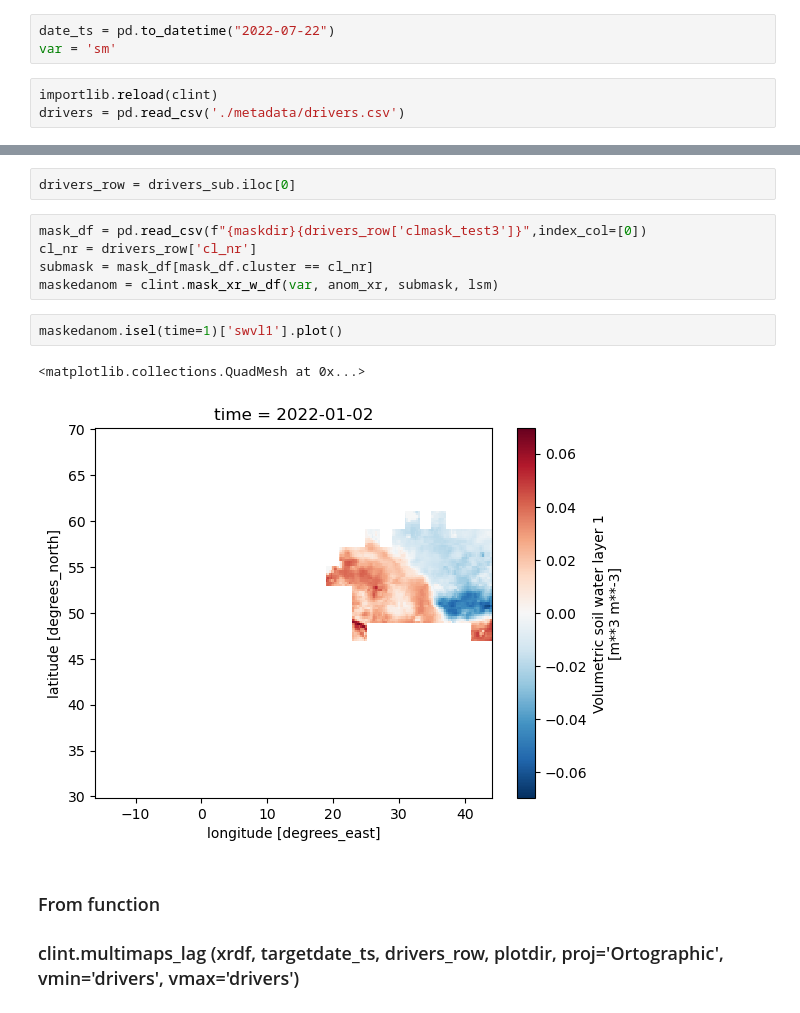
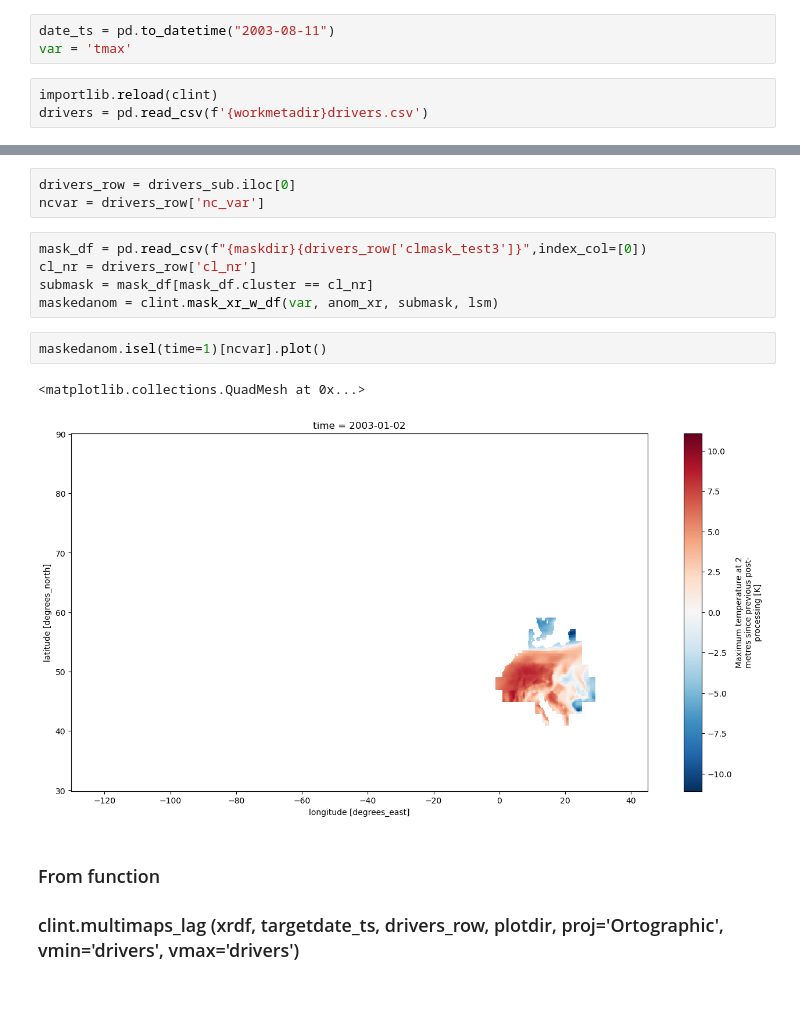
Before and after one commit to AntoSq/CLINT_WP5, a Jupyter notebook: CLINT033_DEB_soilmoisture_one_colour.ipynb, the cells around one changed output, grey strips where cells are left out. Drawn from its saved outputs; the diff is of its cells as text.

```diff
--- a/CLINT033_DEB_soilmoisture_one_colour.ipynb
+++ b/CLINT033_DEB_soilmoisture_one_colour.ipynb
@@ -67,11 +79,11 @@ dates_ts = (pd.to_datetime("2022-07-22"),
 
 variables = ['tmax','mslp','sm']
 # %%
-date_ts = pd.to_datetime("2022-07-22")
-var = 'sm'
+date_ts = pd.to_datetime("2003-08-11")
+var = 'tmax'
 # %%
 importlib.reload(clint)
-drivers = pd.read_csv('./metadata/drivers.csv')
+drivers = pd.read_csv(f'{workmetadir}drivers.csv')
 # %% [markdown]
 ### From function
 ### clint.loop_map_grids(drivers, dates_ts, variables, lsm, modeldir, maskdir, plotdir)
@@ -83,16 +95,17 @@ if var == 'mslp':
     anom_xr['msl'] = anom_xr['msl']/100
 # %%
 drivers_row = drivers_sub.iloc[0]
+ncvar = drivers_row['nc_var']
 # %%
 mask_df = pd.read_csv(f"{maskdir}{drivers_row['clmask_test3']}",index_col=[0])
 cl_nr = drivers_row['cl_nr']
 submask = mask_df[mask_df.cluster == cl_nr]
 maskedanom = clint.mask_xr_w_df(var, anom_xr, submask, lsm)
 # %%
-maskedanom.isel(time=1)['swvl1'].plot()
+maskedanom.isel(time=1)[ncvar].plot()
 # %% [output]
 <matplotlib.collections.QuadMesh at 0x...>
-[figure, old version]
+[figure, new version]
 # %% [markdown]
 ### From function
 ### clint.multimaps_lag (xrdf, targetdate_ts, drivers_row, plotdir, proj='Ortographic', vmin='drivers', vmax='drivers')
```
Also changed, not shown: parts of 15 cells of this notebook, 10 other files.
